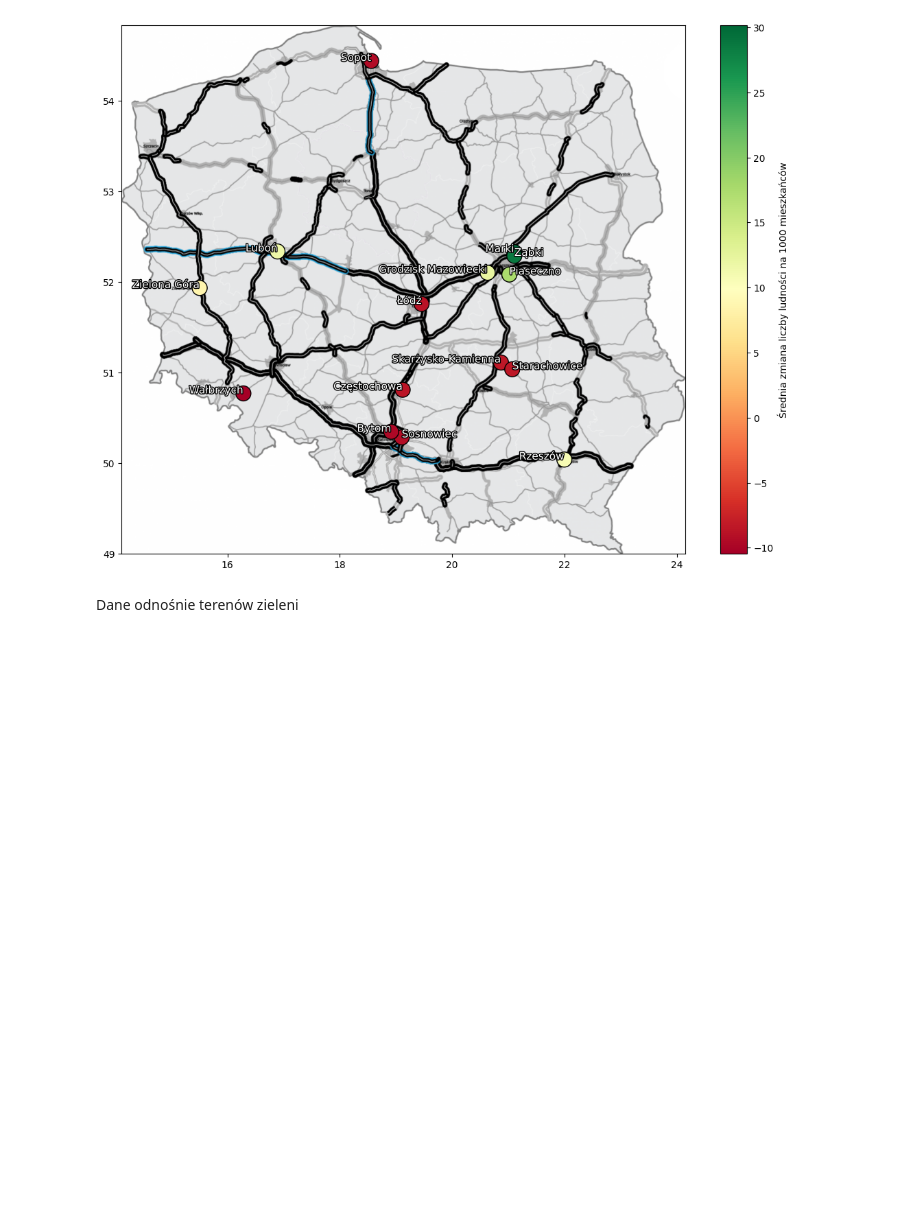
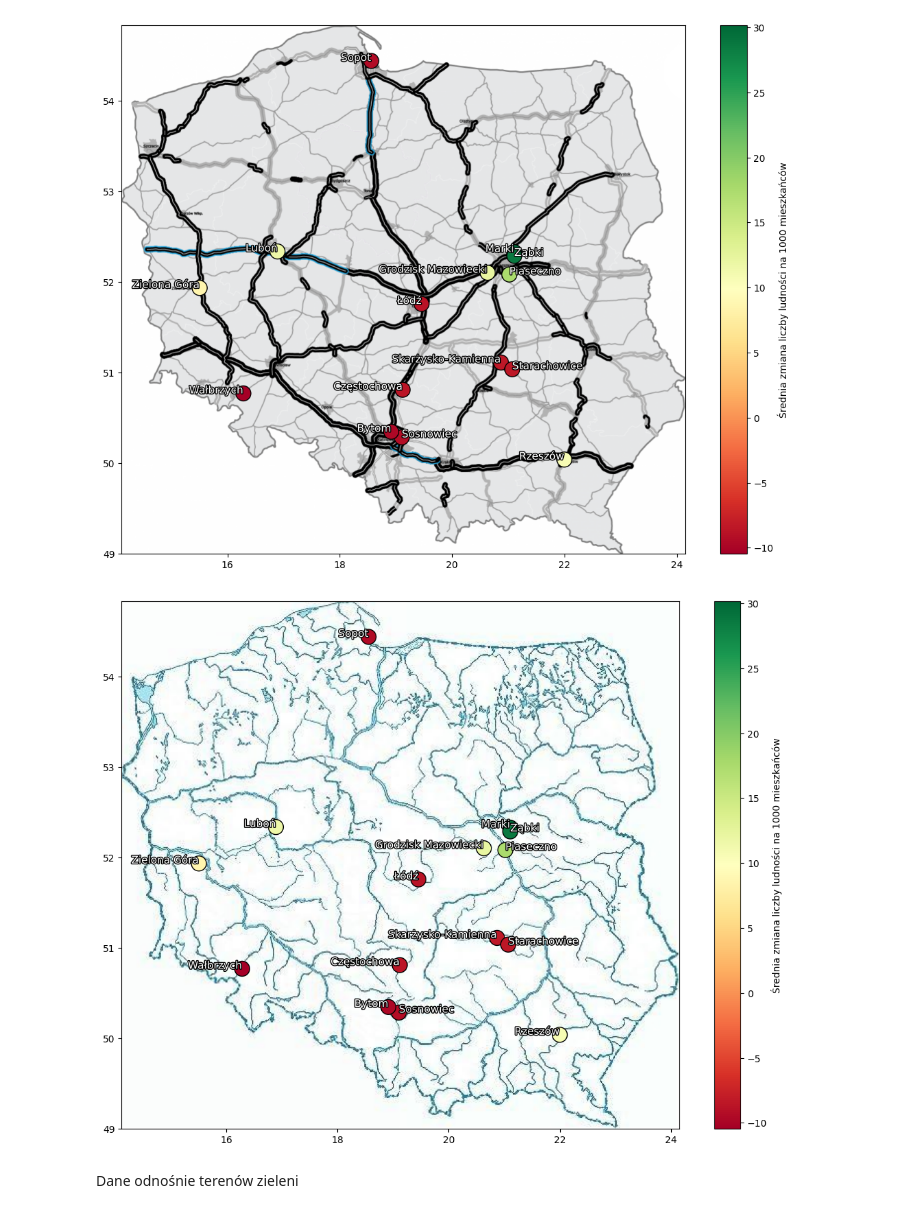
Before and after one commit to PawelJasinski25/Wizualizacja, a Jupyter notebook: Analiza_komunikacja_i_natura_v2.ipynb, the cells around one changed output. Drawn from its saved outputs; the diff is of its cells as text; code cells hidden in the pictures; blank space fills up the shorter version.

```diff
--- a/Analiza_komunikacja_i_natura_v2.ipynb
+++ b/Analiza_komunikacja_i_natura_v2.ipynb
@@ -150,7 +150,7 @@ plt.show()
 [figure]
 # %%
 # Load the background image
-url = 'https://raw.githubusercontent.com/PawelJasinski25/Wizualizacja/main/Polska_rzeki.png'
+url = 'https://raw.githubusercontent.com/PawelJasinski25/Wizualizacja/main/Polska_rzeki.jpg'
 
 response = requests.get(url)
 image = Image.open(BytesIO(response.content))
@@ -163,33 +163,35 @@ aspect_ratio = width / height
 fig, ax = plt.subplots(figsize=(10 * aspect_ratio + 2.5, 10))
 
 # Display the image with the correct aspect ratio
 WE = [14.0 + 7.0/60.0, 24.0 + 9.0/60.0]
 SN = [49.0, 54.0 + 50.0/60.0]
 ax.imshow(image, extent=[WE[0], WE[1], SN[0], SN[1]], aspect='auto')
 
 x = razem['Długość']
 y = razem['Szerokość']
 sizes = razem['value']
 
 # Create the bubble plot
 scatter = ax.scatter(x, y, s=250, c=sizes, alpha=1, cmap='RdYlGn', edgecolors='black')
 
 # Annotate each point with its name
 ha_s = ['right', 'left', 'right', 'right', 'left', 'right', 'right', 'right', 'right', 'left', 'left', 'right', 'right', 'right', 'right']
 outline_effect = [path_effects.Stroke(linewidth=2, foreground='black'), path_effects.Normal()]
 
 for i, name in enumerate(razem['cityName']):
     ax.annotate(name, (x.tolist()[i], y.tolist()[i]), fontsize=11, ha=ha_s[i], color='white', path_effects=outline_effect)
 
 # Add a color bar (color legend)
 cbar = plt.colorbar(scatter, ax=ax)
 cbar.set_label('Średnia zmiana liczby ludności na 1000 mieszkańców')
 
 # Set the limits of the plot to match the image aspect ratio
 ax.set_xlim(WE[0], WE[1])
 ax.set_ylim(SN[0], SN[1])
 
 plt.show()
+# %% [output]
+[figure, added]
 # %%
 def plot_city_data(df, cities, category_ids, category_name, leg, color1, color2='b'):
     fig, axs = plt.subplots(1, len(cities), figsize=(20, 6), sharey=True, gridspec_kw={'wspace': 0.3})
```
